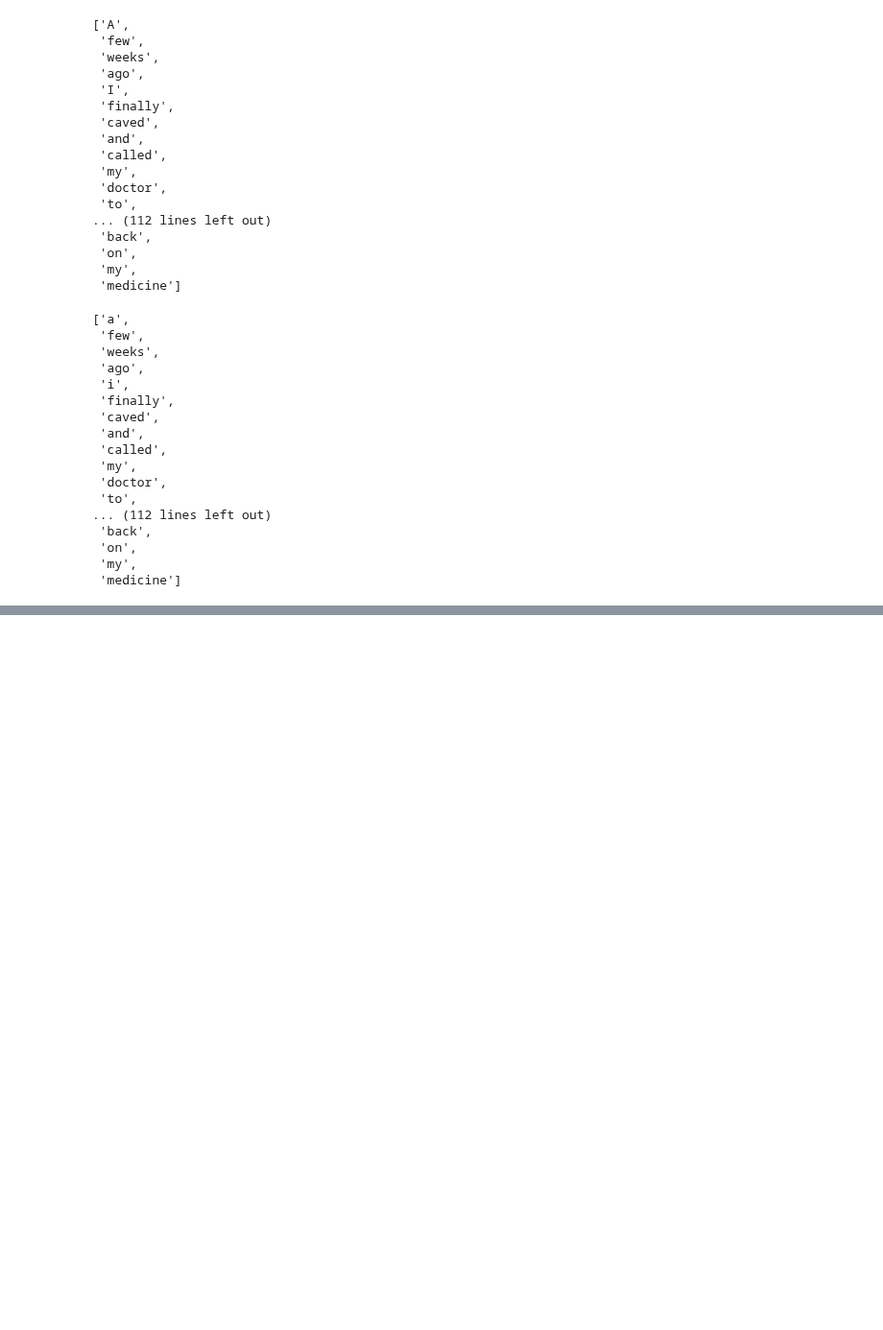
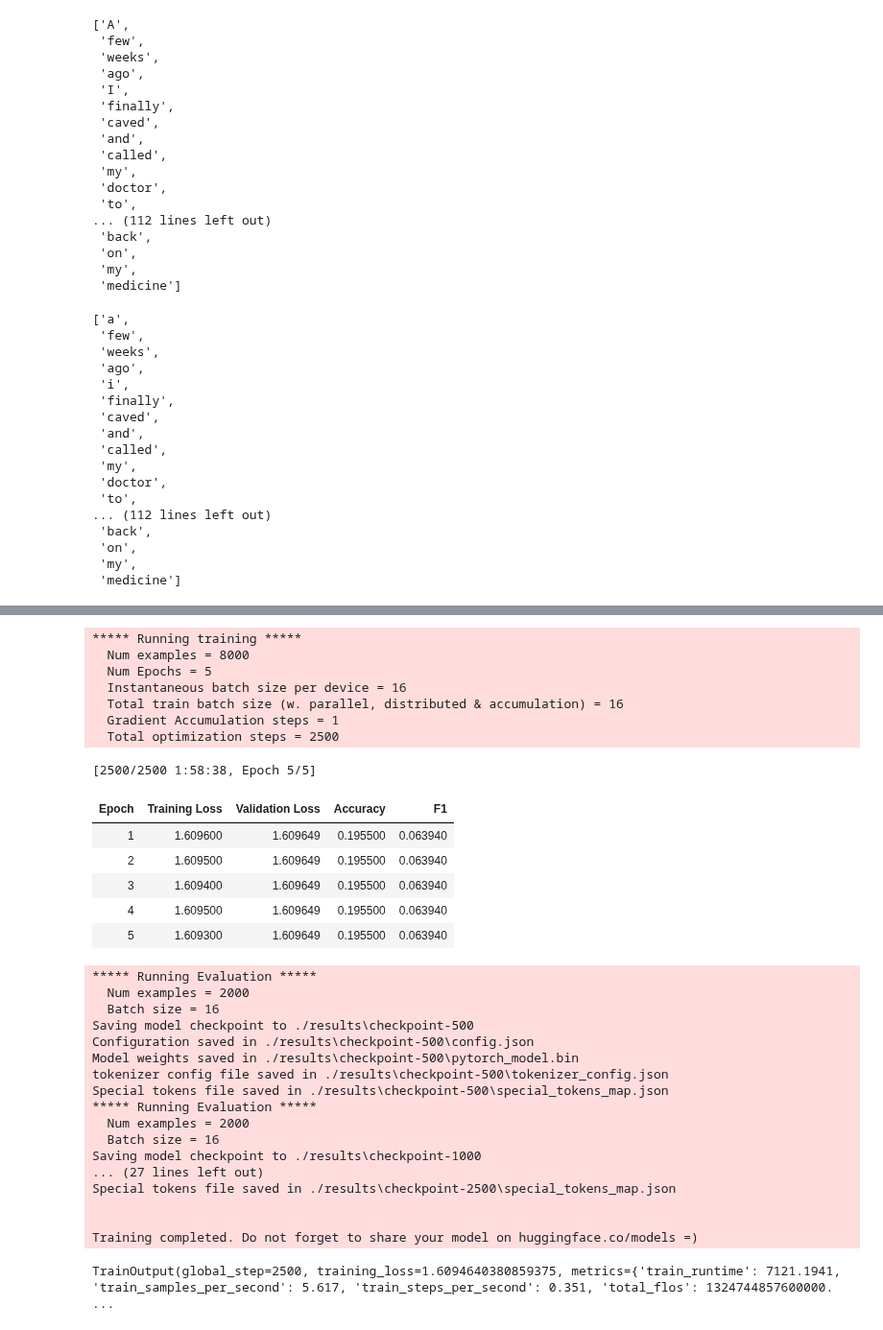
Before and after one commit to pariyaaf/reddit-mental-health-nlp, a Jupyter notebook: fineTuningbert_jupyter.ipynb, the cells around one changed output, grey strips where cells are left out. Shown at 96% size. Drawn from its saved outputs; the diff is of its cells as text; code cells hidden in the pictures; blank space fills up the shorter version.

```diff
--- a/fineTuningbert_jupyter.ipynb
+++ b/fineTuningbert_jupyter.ipynb
@@ -509,0 +357,15 @@ None
+# %%
+from sklearn.preprocessing import LabelEncoder
+from transformers import BertForSequenceClassification, BertTokenizer
+
+
+# اگر label_data لیست لیبل‌هاست:
+le = LabelEncoder()
+le.fit(label_data)
+
+num_labels = len(le.classes_)
+
+model = BertForSequenceClassification.from_pretrained(
+    "my_bert_model",
+    num_labels=num_labels
+)
@@ -509,0 +519,51 @@ None
+# %%
+
+# اینچا داره میگه و بررسی میگه اگه فریز نگنیم چقدر دقت میشه2 تا لایه اخر ر
+# 1. Unfreeze دو لایهٔ آخر Transformer
+for name, param in model.bert.named_parameters():
+    # لایه‌های encoder.layer.10 و encoder.layer.11 را باز کنید
+    if "encoder.layer.10" in name or "encoder.layer.11" in name:
+        param.requires_grad = True
+    else:
+        param.requires_grad = False
+
+# 2. نرخ یادگیری کمتری انتخاب کنید
+training_args.learning_rate = 5e-5
+
+# 3. full model fine-tuning
+# trainer را دوباره با همین تنظیمات اجرا کنید.
+
+trainer.train()
+# %% [output]
+***** Running training *****
+  Num examples = 8000
+  Num Epochs = 5
+  Instantaneous batch size per device = 16
+  Total train batch size (w. parallel, distributed & accumulation) = 16
+  Gradient Accumulation steps = 1
+  Total optimization steps = 2500
+[2500/2500 1:58:38, Epoch 5/5]
+| Epoch | Training Loss | Validation Loss | Accuracy | F1 |
+| 1 | 1.609600 | 1.609649 | 0.195500 | 0.063940 |
+| 2 | 1.609500 | 1.609649 | 0.195500 | 0.063940 |
+| 3 | 1.609400 | 1.609649 | 0.195500 | 0.063940 |
+| 4 | 1.609500 | 1.609649 | 0.195500 | 0.063940 |
+| 5 | 1.609300 | 1.609649 | 0.195500 | 0.063940 |
+***** Running Evaluation *****
+  Num examples = 2000
+  Batch size = 16
+Saving model checkpoint to ./results\checkpoint-500
+Configuration saved in ./results\checkpoint-500\config.json
+Model weights saved in ./results\checkpoint-500\pytorch_model.bin
+tokenizer config file saved in ./results\checkpoint-500\tokenizer_config.json
+Special tokens file saved in ./results\checkpoint-500\special_tokens_map.json
+***** Running Evaluation *****
+  Num examples = 2000
+  Batch size = 16
+Saving model checkpoint to ./results\checkpoint-1000
+... (27 lines left out)
+Special tokens file saved in ./results\checkpoint-2500\special_tokens_map.json
+
+
+Training completed. Do not forget to share your model on huggingface.co/models =)
+TrainOutput(global_step=2500, training_loss=1.6094640380859375, metrics={'train_runtime': 7121.1941, 'train_samples_per_second': 5.617, 'train_steps_per_second': 0.351, 'total_flos': 1324744857600000. ...
```
Also changed, not shown: parts of 24 cells of this notebook.
